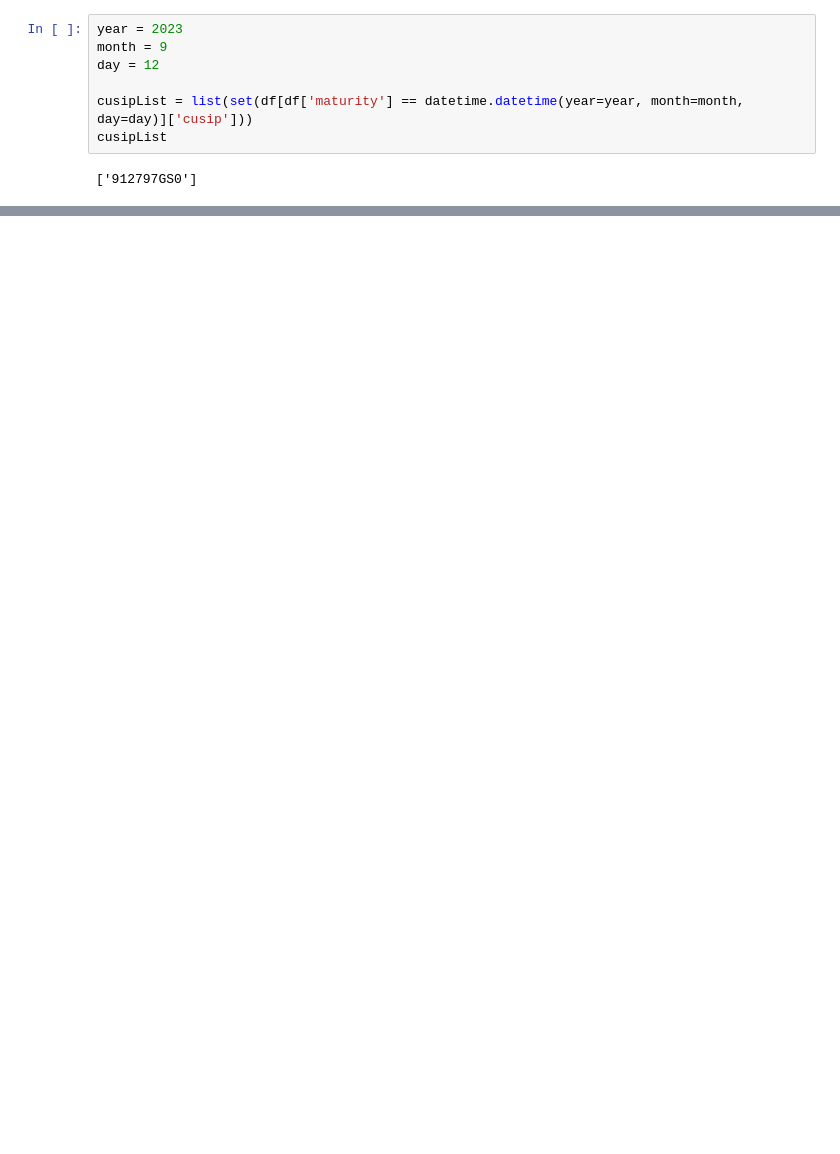
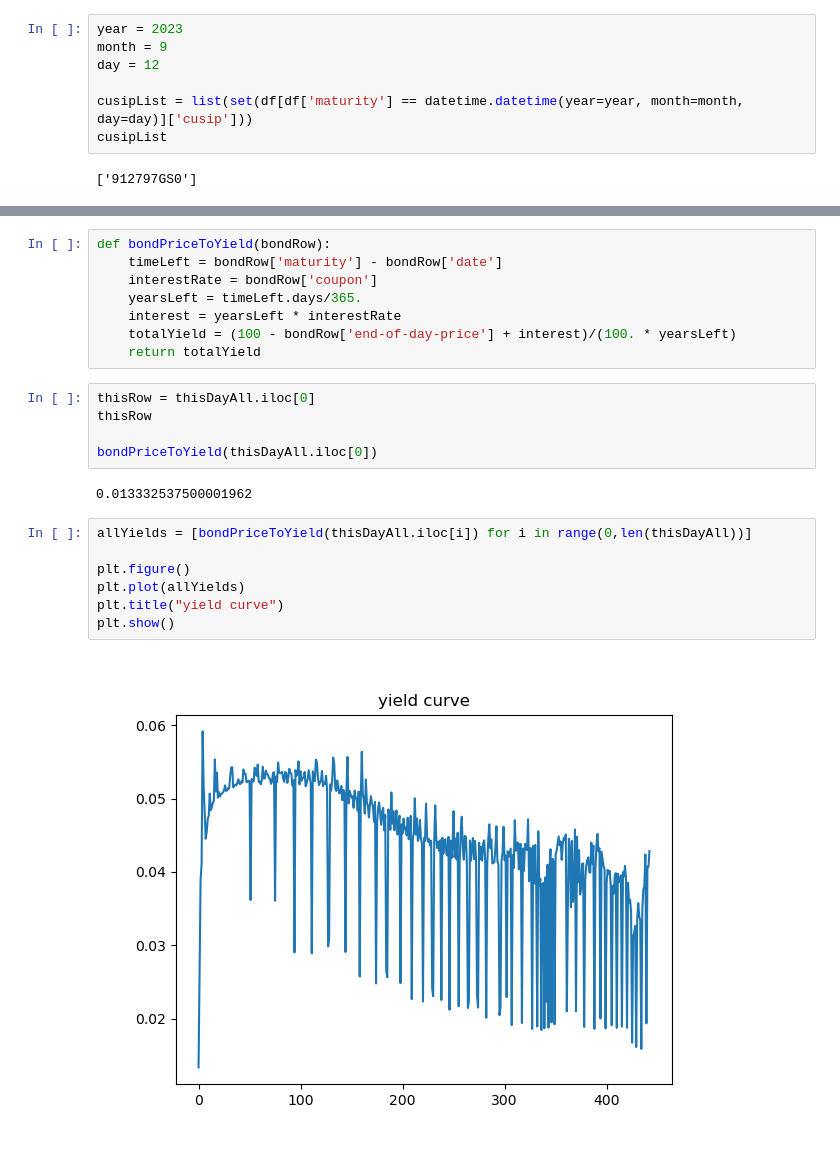
Before and after one commit to mettinger/python, a Jupyter notebook: bonds/treasuries.ipynb, the cells around one changed output, grey strips where cells are left out. Drawn from its saved outputs; the diff is of its cells as text; blank space fills up the shorter version.

```diff
--- a/bonds/treasuries.ipynb
+++ b/bonds/treasuries.ipynb
@@ -82,0 +86,24 @@ set([i for i in termDict.values()])
+# %%
+def bondPriceToYield(bondRow):
+    timeLeft = bondRow['maturity'] - bondRow['date']
+    interestRate = bondRow['coupon']
+    yearsLeft = timeLeft.days/365.
+    interest = yearsLeft * interestRate
+    totalYield = (100 - bondRow['end-of-day-price'] + interest)/(100. * yearsLeft)
+    return totalYield
+# %%
+thisRow = thisDayAll.iloc[0]
+thisRow
+
+bondPriceToYield(thisDayAll.iloc[0])
+# %% [output]
+0.013332537500001962
+# %%
+allYields = [bondPriceToYield(thisDayAll.iloc[i]) for i in range(0,len(thisDayAll))]
+
+plt.figure()
+plt.plot(allYields)
+plt.title("yield curve")
+plt.show()
+# %% [output]
+[figure, added]
```
Also changed, not shown: parts of 6 cells of this notebook, 2 other files.
